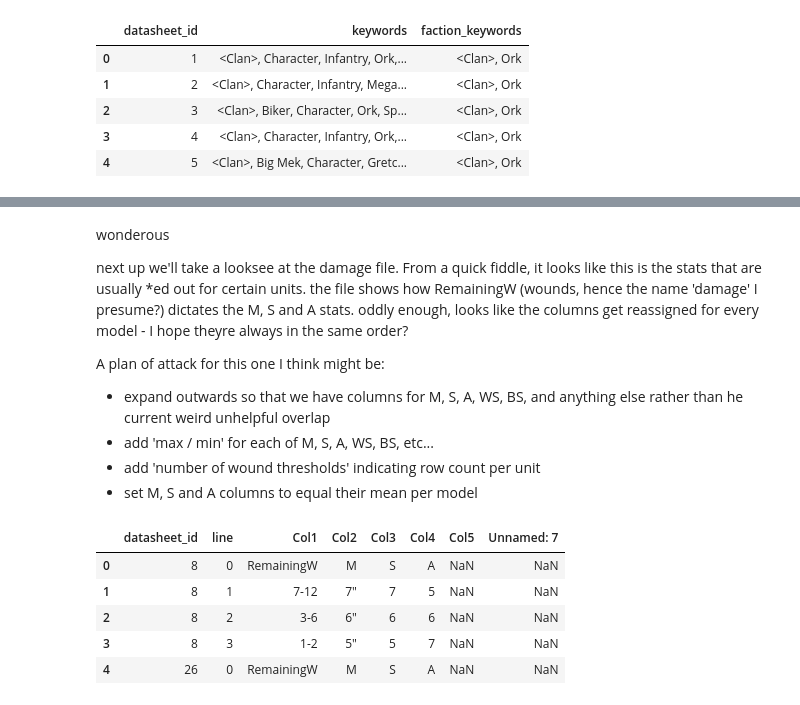
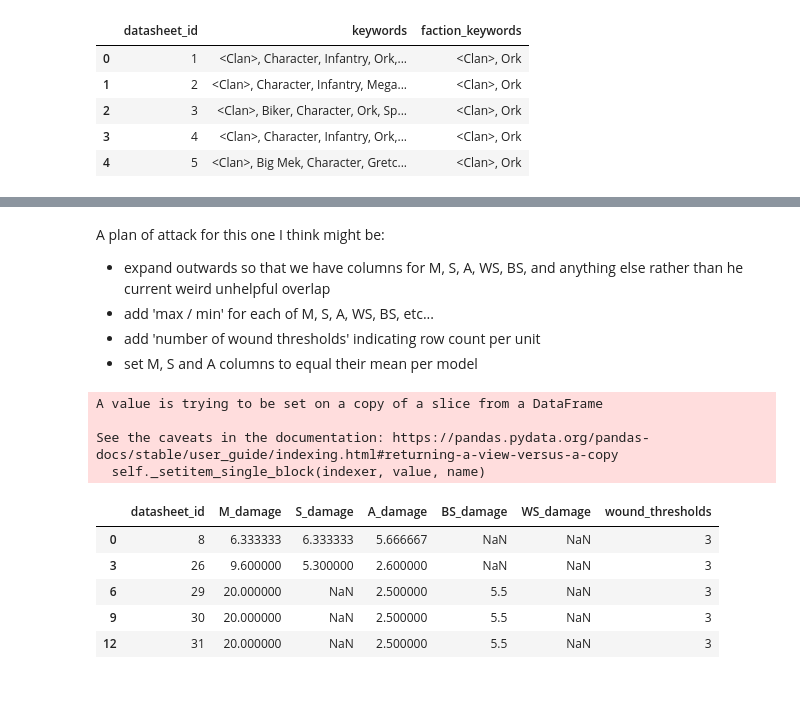
Before and after one commit to JohnStokes228/40k_points_regression, a Jupyter notebook: points_regression.ipynb, the cells around one changed output, grey strips where cells are left out. Saved outputs shown, nothing was run; the diff lists cells and outputs as text; code cells hidden in the pictures.

```diff
--- a/points_regression.ipynb
+++ b/points_regression.ipynb
@@ -163,20 +226,56 @@ datasheets.head()
 # %% [markdown]
-wonderous
-
-next up we'll take a looksee at the damage file. From a quick fiddle, it looks like this is the stats that are usually \*ed out for certain units. the file shows how RemainingW (wounds, hence the name 'damage' I presume?) dictates the M, S and A stats. oddly enough, looks like the columns get reassigned for every model - I hope theyre always in the same order?
-
 A plan of attack for this one I think might be:
 - expand outwards so that we have columns for M, S, A, WS, BS, and anything else rather than he current weird unhelpful overlap
 - add 'max / min' for each of M, S, A, WS, BS, etc...
 - add 'number of wound thresholds' indicating row count per unit
 - set M, S and A columns to equal their mean per model
 # %%
-damage = data['Datasheets_damage']
+damage = damage.groupby('datasheet_id')
+damage = [data.reset_index().dropna(axis=1) for name, data in damage]  # list of dfs per id
+
+for df in damage:
+    df['datasheet_id'][0] = 'datasheet_id'
+    df.drop(['index', 'line'], inplace=True, axis=1)
+    df.rename(columns=df.iloc[0], inplace=True)
+    df.drop(df.index[0], inplace=True)  # I'm sure this couldve been done vectorised...
+
+damage = pd.concat(damage)
+damage = damage[['datasheet_id', 'RemainingW', 'M', 'S', 'A', 'BS', 'WS']]
+
+damage['wound_L'] = damage['RemainingW'].str.split('-').str[0].astype(int)
+damage['wound_R'] = damage['RemainingW'].str.split('-').str[1].astype(int)
+damage['wound_interval'] = (damage['wound_R'] + 1) - damage['wound_L']  # to weight the stats with later
+
+damage['RemainingW'] = damage.groupby('datasheet_id')['wound_R'].transform('max')  # take the max wounds
+damage['wound_thresholds'] = damage.groupby('datasheet_id')['wound_R'].transform('count')
+damage.drop(['wound_L', 'wound_R'], inplace=True, axis=1)
+damage = damage.reset_index()
+
+damage['S'] = damage['S'].astype(float) * damage['wound_interval']
+
+for col in ['M', 'A']:
+    damage[col] = damage[col].str.extract('(\d+)').astype(float)
+    damage[col] = damage[col] * damage['wound_interval']  # for some reason takes group average if done on same line
+
+for col in ['BS', 'WS']:
+    damage[col] = damage[col].str.replace('+', '').astype(float) * damage['wound_interval']
+
+for col in ['S', 'M', 'A', 'BS', 'WS']:
+    damage[col] = (damage.groupby('datasheet_id')[col].transform('sum')) / damage['RemainingW']
+    damage[col] = damage[col].replace(0, np.nan)
+    damage.rename(columns={col: '{}_damage'.format(col)}, inplace=True)
+
+damage.drop(['index', 'wound_interval', 'RemainingW'], inplace=True, axis=1)
+damage.drop_duplicates(inplace=True)
 damage.head()
 # %% [output]
+A value is trying to be set on a copy of a slice from a DataFrame
+
+See the caveats in the documentation: https://pandas.pydata.org/pandas-docs/stable/user_guide/indexing.html#returning-a-view-versus-a-copy
+  self._setitem_single_block(indexer, value, name)
-|  | datasheet_id | line | Col1 | Col2 | Col3 | Col4 | Col5 | Unnamed: 7 |
-| 0 | 8 | 0 | RemainingW | M | S | A | NaN | NaN |
-| 1 | 8 | 1 | 7-12 | 7" | 7 | 5 | NaN | NaN |
-| 2 | 8 | 2 | 3-6 | 6" | 6 | 6 | NaN | NaN |
-| 3 | 8 | 3 | 1-2 | 5" | 5 | 7 | NaN | NaN |
-| 4 | 26 | 0 | RemainingW | M | S | A | NaN | NaN |
+|  | datasheet_id | M_damage | S_damage | A_damage | BS_damage | WS_damage | wound_thresholds |
+| 0 | 8 | 6.333333 | 6.333333 | 5.666667 | NaN | NaN | 3 |
+| 3 | 26 | 9.600000 | 5.300000 | 2.600000 | NaN | NaN | 3 |
+| 6 | 29 | 20.000000 | NaN | 2.500000 | 5.5 | NaN | 3 |
+| 9 | 30 | 20.000000 | NaN | 2.500000 | 5.5 | NaN | 3 |
+| 12 | 31 | 20.000000 | NaN | 2.500000 | 5.5 | NaN | 3 |
```
Also changed, not shown: parts of 13 cells of this notebook.
